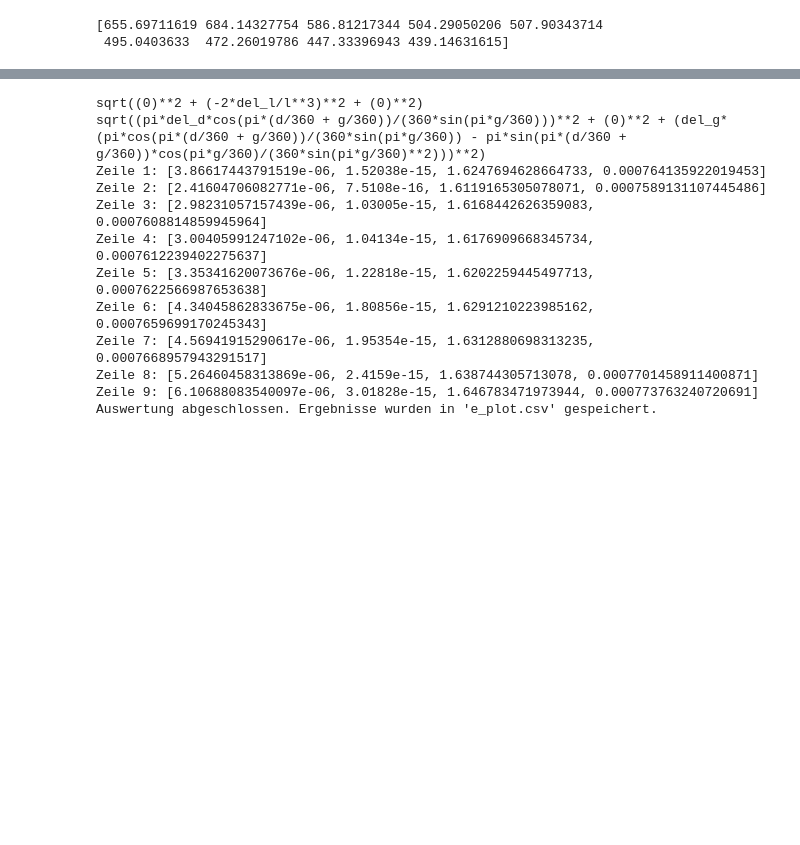
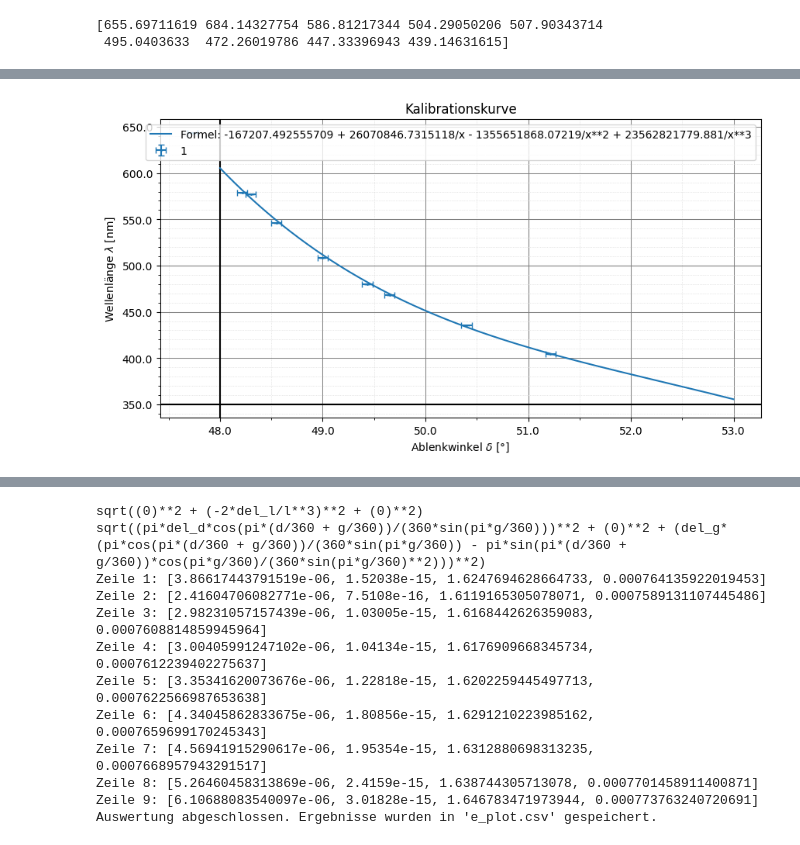
Before and after one commit to Patrixon0/data-analysis-plotting-tool, a Jupyter notebook: P3/Theo_Patrick/366 Theo/366_main.ipynb, the cells around one changed output, grey strips where cells are left out. Drawn from its saved outputs; the diff is of its cells as text; code cells hidden in the pictures; blank space fills up the shorter version.

```diff
--- a/P3/Theo_Patrick/366 Theo/366_main.ipynb
+++ b/P3/Theo_Patrick/366 Theo/366_main.ipynb
@@ -123,0 +140,20 @@ print(lambdaa(alphas))
+# %%
+# Definiere die Symbole für die Formel
+x = sp.symbols('x')
+
+# Definiere die Formel
+formula = [lambdaa(x)]
+
+# Erstelle eine angepasste Konfiguration
+config = config_1
+config.plot_formula = True
+config.formula = formula
+config.var_names = var_names
+config.formula_x_range = (48, 53)
+
+# Führe geraden_fit mit der angepassten Konfiguration aus
+geraden_fit('c.csv', config, plot_formula=True, title='Kalibrationskurve', y_label=r'Wellenlänge $\lambda$ [nm]', x_label=r'Ablenkwinkel $\delta$ [°]',
+			 y_axis=48, x_axis=350, linear_fit=False, focus_point=False,
+			y_major_ticks=50, y_minor_ticks=10, x_major_ticks=1, x_minor_ticks=0.5, save=False, )
+# %% [output]
+[figure, added]
```
Also changed, not shown: parts of 8 cells of this notebook, 3 other files.
